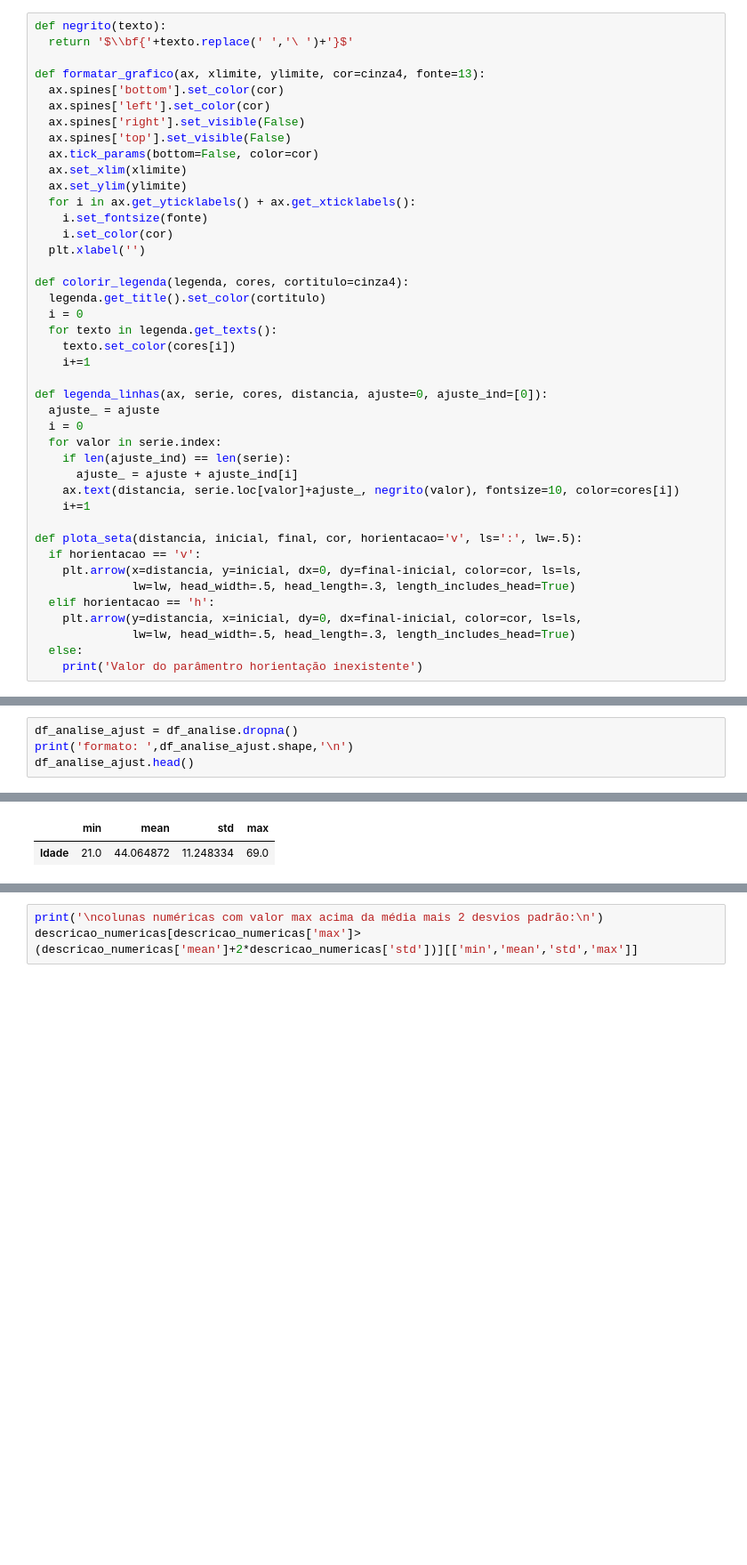
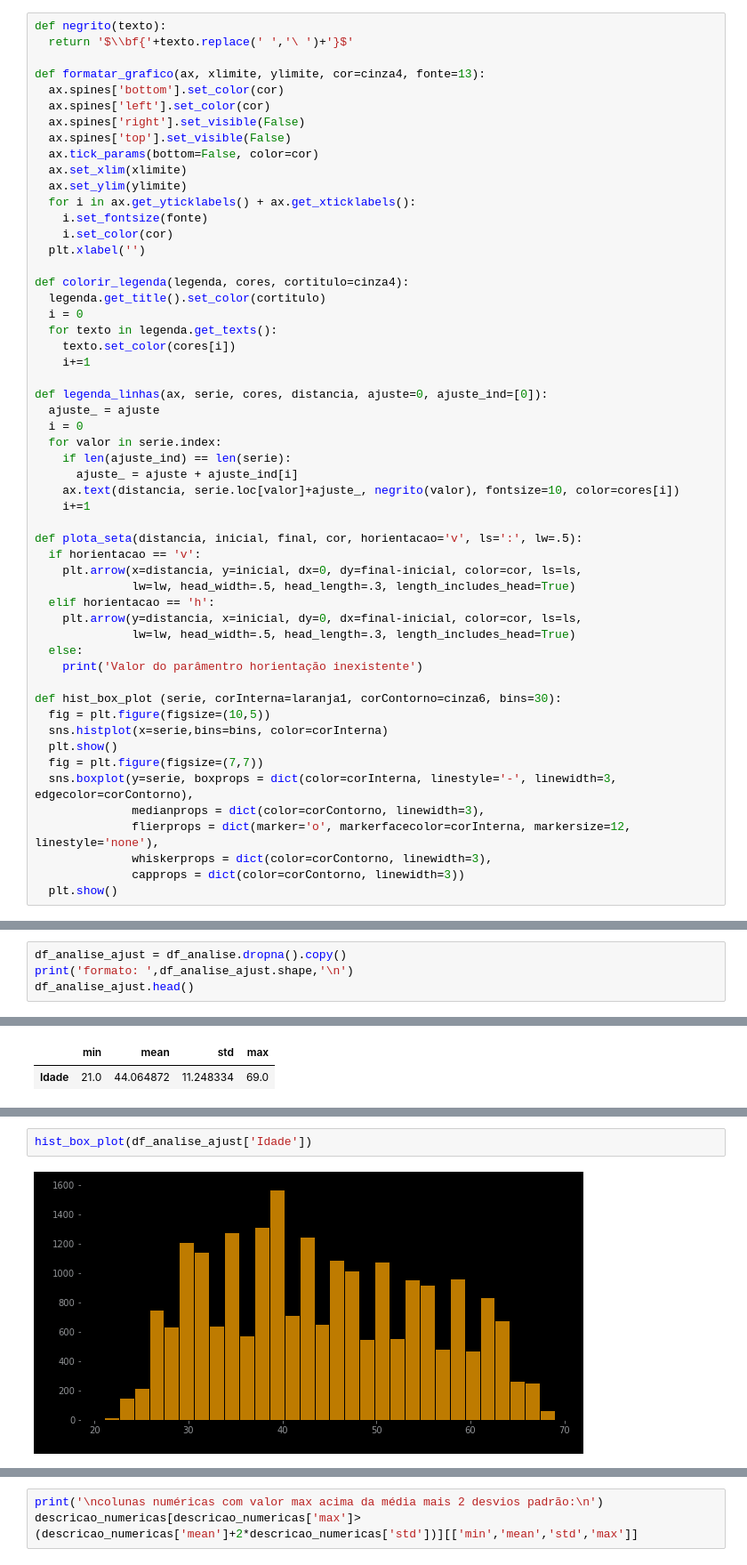
Before and after one commit to ViniciusCastillo/Aprendendo, a Jupyter notebook: Analise_Base_Clientes.ipynb, the cells around one changed output, grey strips where cells are left out. Shown at 89% size. Cells and saved outputs as stored; diff of their text form; blank space fills up the shorter version.

```diff
--- a/Analise_Base_Clientes.ipynb
+++ b/Analise_Base_Clientes.ipynb
@@ -76,6 +76,18 @@ def plota_seta(distancia, inicial, final, cor, horientacao='v', ls=':', lw=.5):
               lw=lw, head_width=.5, head_length=.3, length_includes_head=True)
   else:
     print('Valor do parâmentro horientação inexistente')
+
+def hist_box_plot (serie, corInterna=laranja1, corContorno=cinza6, bins=30):
+  fig = plt.figure(figsize=(10,5))
+  sns.histplot(x=serie,bins=bins, color=corInterna)
+  plt.show()
+  fig = plt.figure(figsize=(7,7))
+  sns.boxplot(y=serie, boxprops = dict(color=corInterna, linestyle='-', linewidth=3, edgecolor=corContorno),
+              medianprops = dict(color=corContorno, linewidth=3),
+              flierprops = dict(marker='o', markerfacecolor=corInterna, markersize=12, linestyle='none'),
+              whiskerprops = dict(color=corContorno, linewidth=3),
+              capprops = dict(color=corContorno, linewidth=3))
+  plt.show()
 # %%
 df_clientes = pd.read_csv('https://raw.githubusercontent.com/alura-cursos/Avaliacao_Credito/main/dados/clientes_cadastrados.csv')
 print('formato: ',df_clientes.shape,'\n')
@@ -220,7 +232,7 @@ df_analise.isnull().sum().to_frame().T
 |  | ID_Cliente | Risco | Tem_Carro | Tem_Casa_Propria | Qtd_Filhos | Rendimento_Anual | Categoria_de_renda | ... |
 | 0 | 0 | 0 | 7291 | 7291 | 7291 | 7291 | 7291 | ... |
 # %%
-df_analise_ajust = df_analise.dropna()
+df_analise_ajust = df_analise.dropna().copy()
 print('formato: ',df_analise_ajust.shape,'\n')
 df_analise_ajust.head()
 # %% [output]
@@ -329,0 +329,4 @@ sns.boxplot(y=df_analise_ajust['Idade'], ax=ax2)
+# %%
+hist_box_plot(df_analise_ajust['Idade'])
+# %% [output]
+[figure, added]
```
Also changed, not shown: parts of 3 cells of this notebook.
